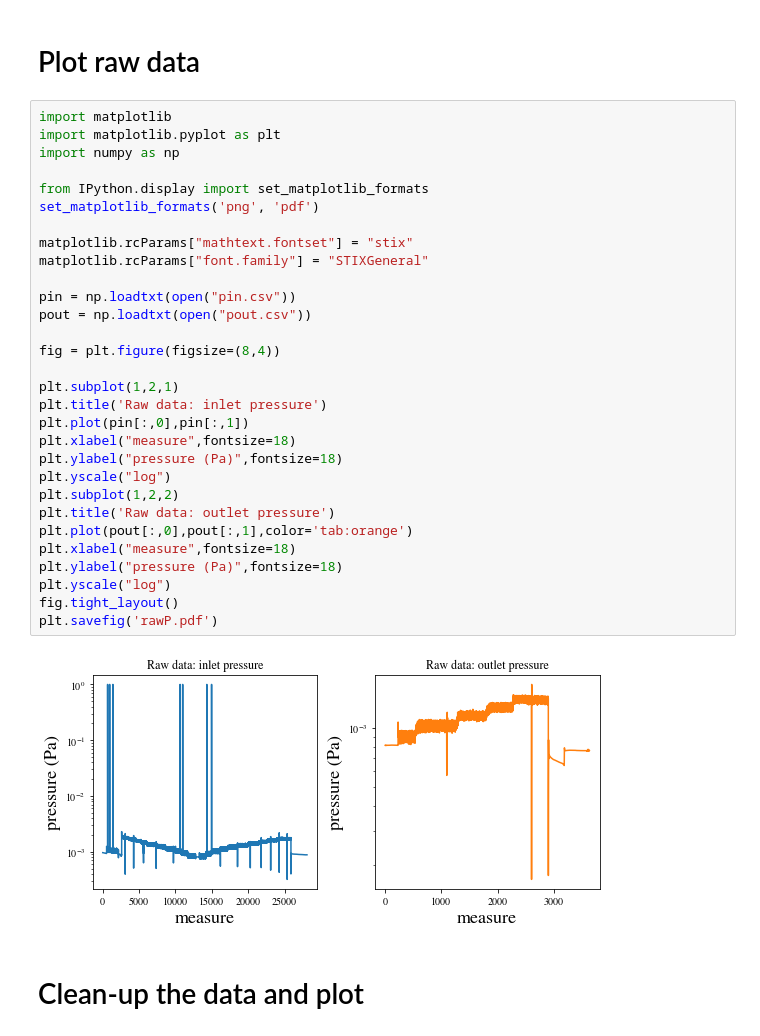
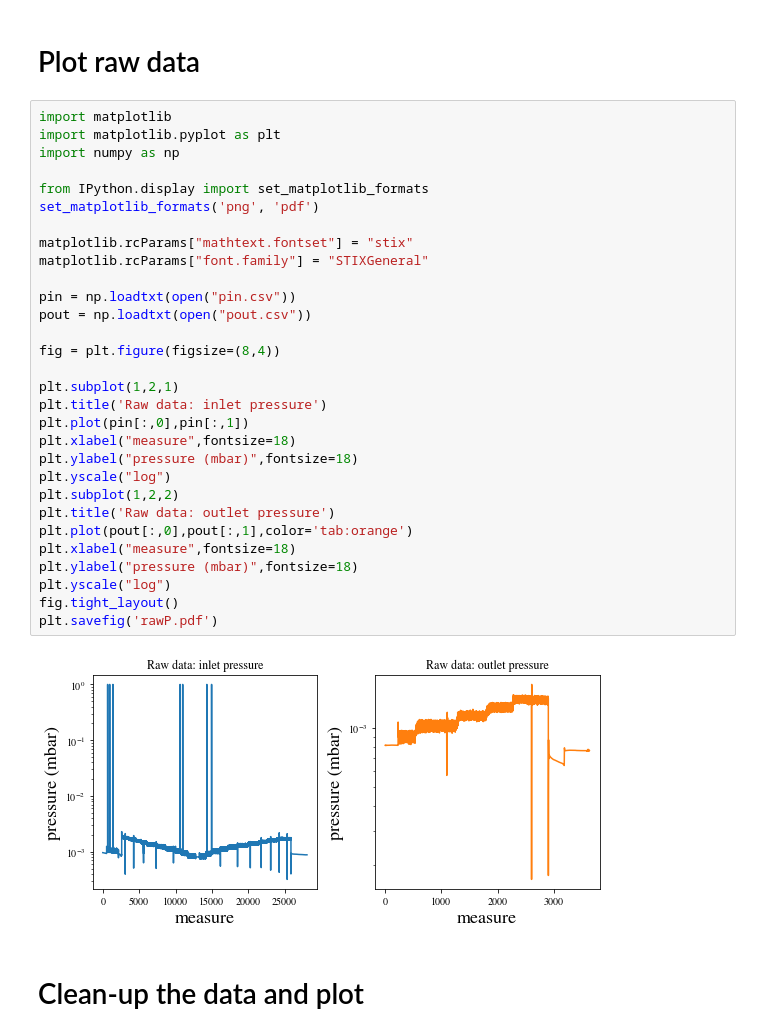
Before and after one commit to mcochennec/notebook, a Jupyter notebook: Measurement of absolute permeability.ipynb, the cells around one changed output. Saved outputs shown, nothing was run; the diff lists cells and outputs as text.

Commit message:
Pa to mbar

```diff
--- a/Measurement of absolute permeability.ipynb
+++ b/Measurement of absolute permeability.ipynb
@@ -3,35 +3,35 @@
 # %%
 import matplotlib
 import matplotlib.pyplot as plt
 import numpy as np
 
 from IPython.display import set_matplotlib_formats
 set_matplotlib_formats('png', 'pdf')
 
 matplotlib.rcParams["mathtext.fontset"] = "stix"
 matplotlib.rcParams["font.family"] = "STIXGeneral"
 
 pin = np.loadtxt(open("pin.csv"))
 pout = np.loadtxt(open("pout.csv"))
 
 fig = plt.figure(figsize=(8,4))
 
 plt.subplot(1,2,1)
 plt.title('Raw data: inlet pressure')
 plt.plot(pin[:,0],pin[:,1])
 plt.xlabel("measure",fontsize=18)
-plt.ylabel("pressure (Pa)",fontsize=18)
+plt.ylabel("pressure (mbar)",fontsize=18)
 plt.yscale("log")
 plt.subplot(1,2,2)
 plt.title('Raw data: outlet pressure')
 plt.plot(pout[:,0],pout[:,1],color='tab:orange')
 plt.xlabel("measure",fontsize=18)
-plt.ylabel("pressure (Pa)",fontsize=18)
+plt.ylabel("pressure (mbar)",fontsize=18)
 plt.yscale("log")
 fig.tight_layout()
 plt.savefig('rawP.pdf')
 # %% [output]
-[figure, old version]
+[figure, new version]
 # %% [markdown]
 # Clean-up the data and plot
 # %%
```
Also changed, not shown: parts of 1 cell of this notebook.
